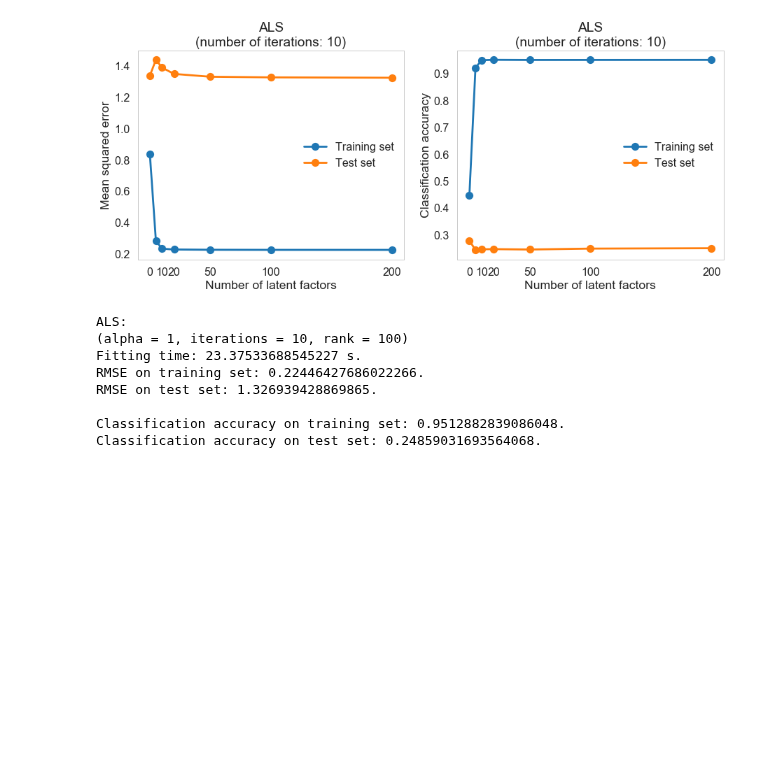
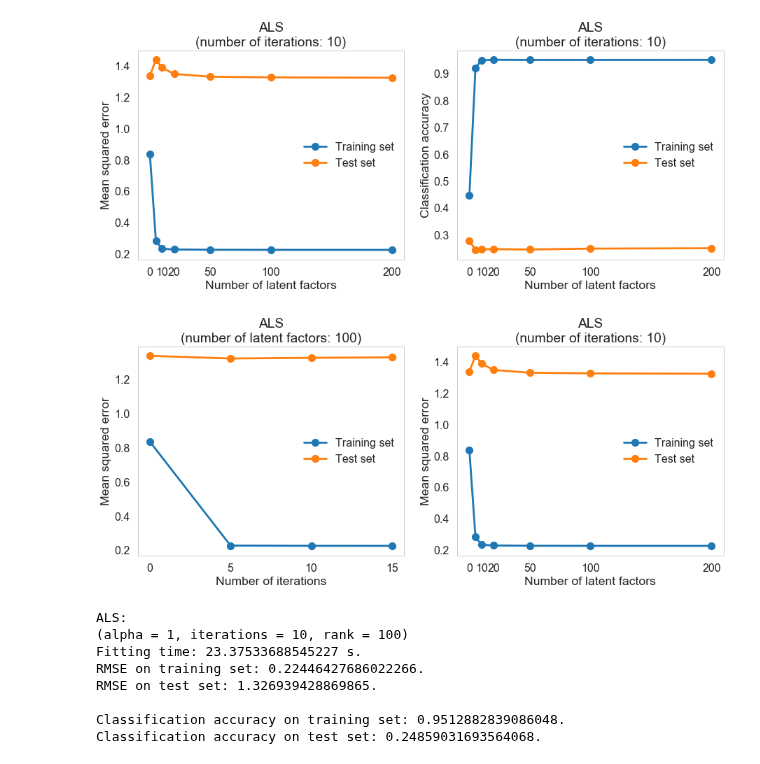
Before and after one commit to xuwd11/Recommender_Systems, a Jupyter notebook: 04_predictive_modeling_Champaign.ipynb, the cells around one changed output. Saved outputs shown, nothing was run; the diff lists cells and outputs as text; code cells hidden in the pictures; blank space fills up the shorter version.

```diff
--- a/04_predictive_modeling_Champaign.ipynb
+++ b/04_predictive_modeling_Champaign.ipynb
@@ -746,13 +746,13 @@ Wall time: 1min 7s
 # %%
-train_rmse = [a.score(X_train, y_train, scoring='rmse') for a in als2s]
-test_rmse = [a.score(X_test, y_test, scoring='rmse') for a in als2s]
+train_rmse1 = [a.score(X_train, y_train, scoring='rmse') for a in als2s]
+test_rmse1 = [a.score(X_test, y_test, scoring='rmse') for a in als2s]
 train_accuracy = [a.score(X_train, y_train, classification=True) for a in als2s]
 test_accuracy = [a.score(X_test, y_test, classification=True) for a in als2s]
 
 plt.figure(figsize=(15, 5.5))
 plt.subplot(1, 2, 1)
-plt.plot(iterations, train_rmse, 'o-', label='Training set');
-plt.plot(iterations, test_rmse, 'o-', label='Test set');
+plt.plot(iterations, train_rmse1, 'o-', label='Training set');
+plt.plot(iterations, test_rmse1, 'o-', label='Test set');
 plt.xlabel('Number of iterations');
 plt.xticks(iterations, iterations);
 plt.ylabel('Mean squared error');
@@ -780,13 +780,13 @@ Wall time: 2min 22s
 # %%
-train_rmse = [a.score(X_train, y_train, scoring='rmse') for a in als2s2]
-test_rmse = [a.score(X_test, y_test, scoring='rmse') for a in als2s2]
+train_rmse2 = [a.score(X_train, y_train, scoring='rmse') for a in als2s2]
+test_rmse2 = [a.score(X_test, y_test, scoring='rmse') for a in als2s2]
 train_accuracy = [a.score(X_train, y_train, classification=True) for a in als2s2]
 test_accuracy = [a.score(X_test, y_test, classification=True) for a in als2s2]
 
 plt.figure(figsize=(15, 5.5))
 plt.subplot(1, 2, 1)
-plt.plot(ranks, train_rmse, 'o-', label='Training set');
-plt.plot(ranks, test_rmse, 'o-', label='Test set');
+plt.plot(ranks, train_rmse2, 'o-', label='Training set');
+plt.plot(ranks, test_rmse2, 'o-', label='Test set');
 plt.xlabel('Number of latent factors');
 plt.xticks([0] + ranks[2:], [0] + ranks[2:]);
 plt.ylabel('Mean squared error');
@@ -805,6 +805,29 @@ plt.legend();
 plt.savefig(fig_dir + 'als2_ranks.png', bbox_inches='tight')
 # %% [output]
 [figure]
+# %%
+plt.figure(figsize=(15, 5.5))
+plt.subplot(1, 2, 1)
+plt.plot(iterations, train_rmse1, 'o-', label='Training set');
+plt.plot(iterations, test_rmse1, 'o-', label='Test set');
+plt.xlabel('Number of iterations');
+plt.xticks(iterations, iterations);
+plt.ylabel('Mean squared error');
+plt.title('ALS\n(number of latent factors: {})'.format(100))
+plt.legend();
+
+plt.subplot(1, 2, 2)
+plt.plot(ranks, train_rmse2, 'o-', label='Training set');
+plt.plot(ranks, test_rmse2, 'o-', label='Test set');
+plt.xlabel('Number of latent factors');
+plt.xticks([0] + ranks[2:], [0] + ranks[2:]);
+plt.ylabel('Mean squared error');
+plt.title('ALS\n(number of iterations: {})'.format(10))
+plt.legend();
+
+plt.savefig(fig_dir + 'als2.png', bbox_inches='tight')
+# %% [output]
+[figure, added]
 # %%
 alpha = best_alpha1
 iterations = 10
```
Also changed, not shown: parts of 10 cells of this notebook, 2 other files.
